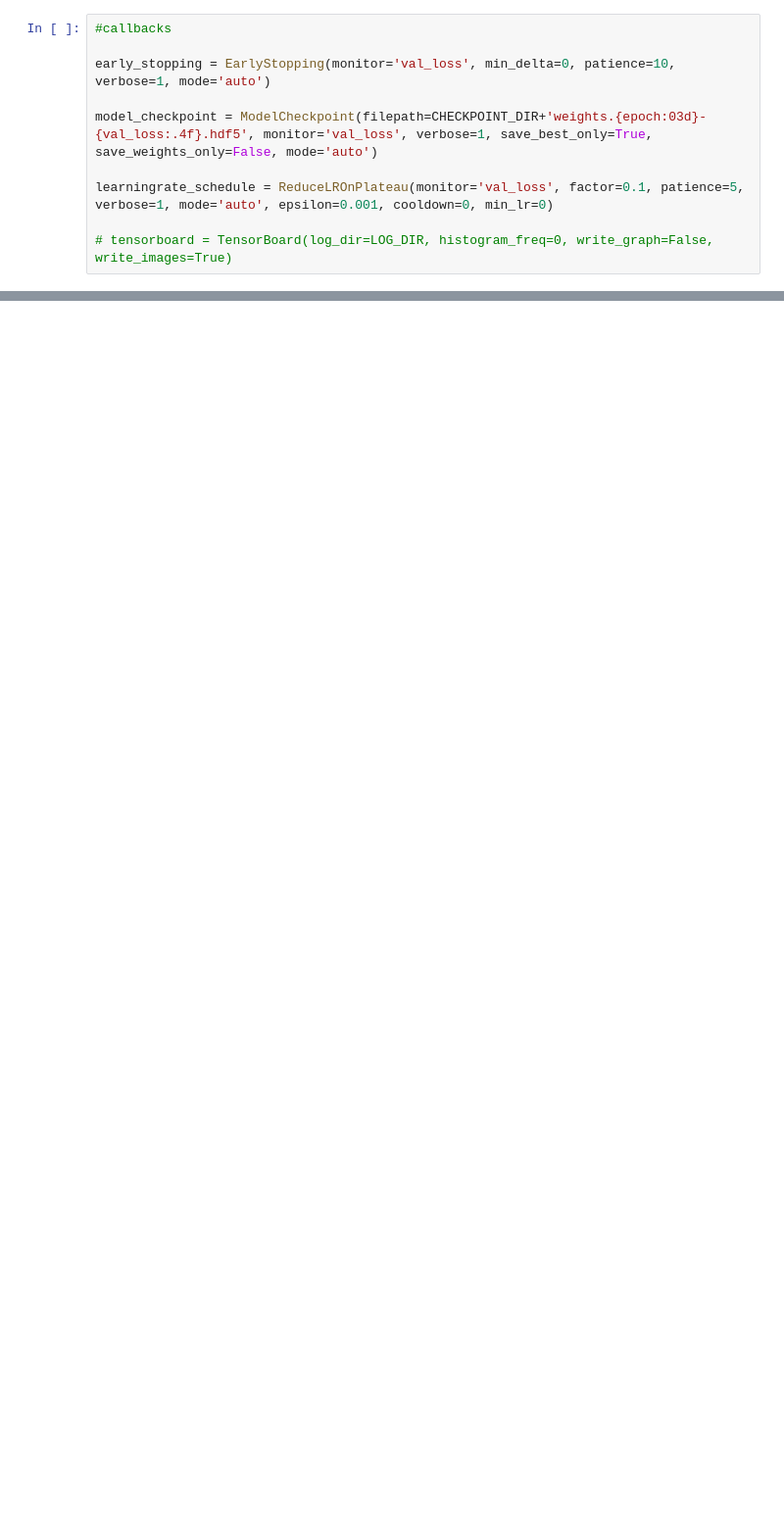
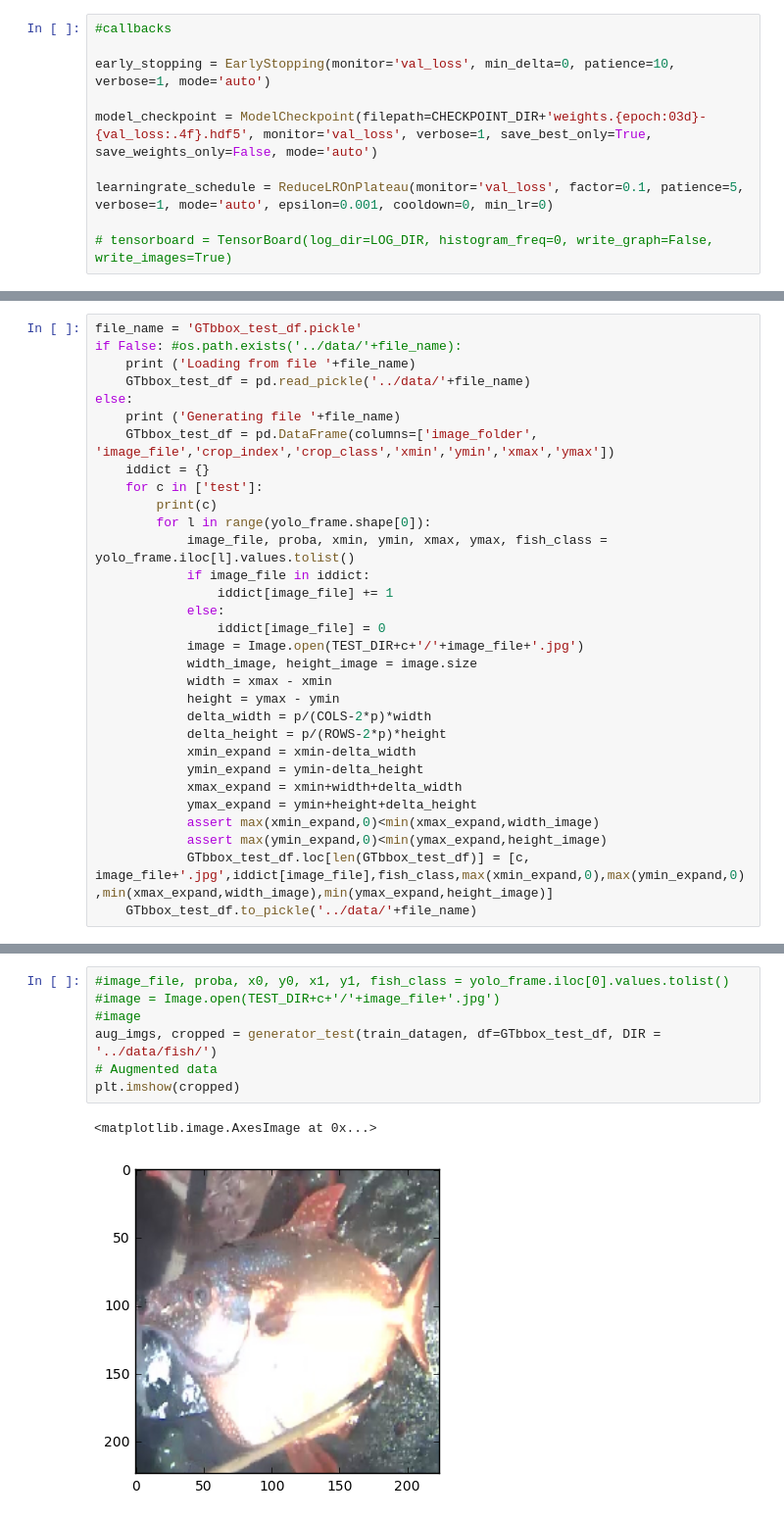
Before and after one commit to darraghdog/fish, a Jupyter notebook: resnet/resnet_01.ipynb, the cells around one changed output, grey strips where cells are left out. Shown at 98% size. Saved outputs shown, nothing was run; the diff lists cells and outputs as text; blank space fills up the shorter version.

```diff
--- a/resnet/resnet_01.ipynb
+++ b/resnet/resnet_01.ipynb
@@ -365,0 +403,31 @@ model.fit_generator(train_generator(datagen=train_datagen, df=train_df), samples
+# %%
+file_name = 'GTbbox_test_df.pickle'
+if False: #os.path.exists('../data/'+file_name):
+    print ('Loading from file '+file_name)
+    GTbbox_test_df = pd.read_pickle('../data/'+file_name)
+else:
+    print ('Generating file '+file_name)
+    GTbbox_test_df = pd.DataFrame(columns=['image_folder', 'image_file','crop_index','crop_class','xmin','ymin','xmax','ymax'])
+    iddict = {}
+    for c in ['test']:
+        print(c)
+        for l in range(yolo_frame.shape[0]):
+            image_file, proba, xmin, ymin, xmax, ymax, fish_class = yolo_frame.iloc[l].values.tolist()
+            if image_file in iddict:
+                iddict[image_file] += 1
+            else:
+                iddict[image_file] = 0
+            image = Image.open(TEST_DIR+c+'/'+image_file+'.jpg')
+            width_image, height_image = image.size
+            width = xmax - xmin
+            height = ymax - ymin
+            delta_width = p/(COLS-2*p)*width
+            delta_height = p/(ROWS-2*p)*height
+            xmin_expand = xmin-delta_width
+            ymin_expand = ymin-delta_height
+            xmax_expand = xmin+width+delta_width
+            ymax_expand = ymin+height+delta_height
+            assert max(xmin_expand,0)<min(xmax_expand,width_image)
+            assert max(ymin_expand,0)<min(ymax_expand,height_image)
+            GTbbox_test_df.loc[len(GTbbox_test_df)] = [c, image_file+'.jpg',iddict[image_file],fish_class,max(xmin_expand,0),max(ymin_expand,0),min(xmax_expand,width_image),min(ymax_expand,height_image)]
+    GTbbox_test_df.to_pickle('../data/'+file_name)
@@ -365,0 +437,10 @@ model.fit_generator(train_generator(datagen=train_datagen, df=train_df), samples
+# %%
+#image_file, proba, x0, y0, x1, y1, fish_class = yolo_frame.iloc[0].values.tolist()
+#image = Image.open(TEST_DIR+c+'/'+image_file+'.jpg')
+#image
+aug_imgs, cropped = generator_test(train_datagen, df=GTbbox_test_df, DIR = '../data/fish/')
+# Augmented data
+plt.imshow(cropped)
+# %% [output]
+<matplotlib.image.AxesImage at 0x...>
+[figure, added]
```
Also changed, not shown: parts of 20 cells of this notebook, 7 other files.
